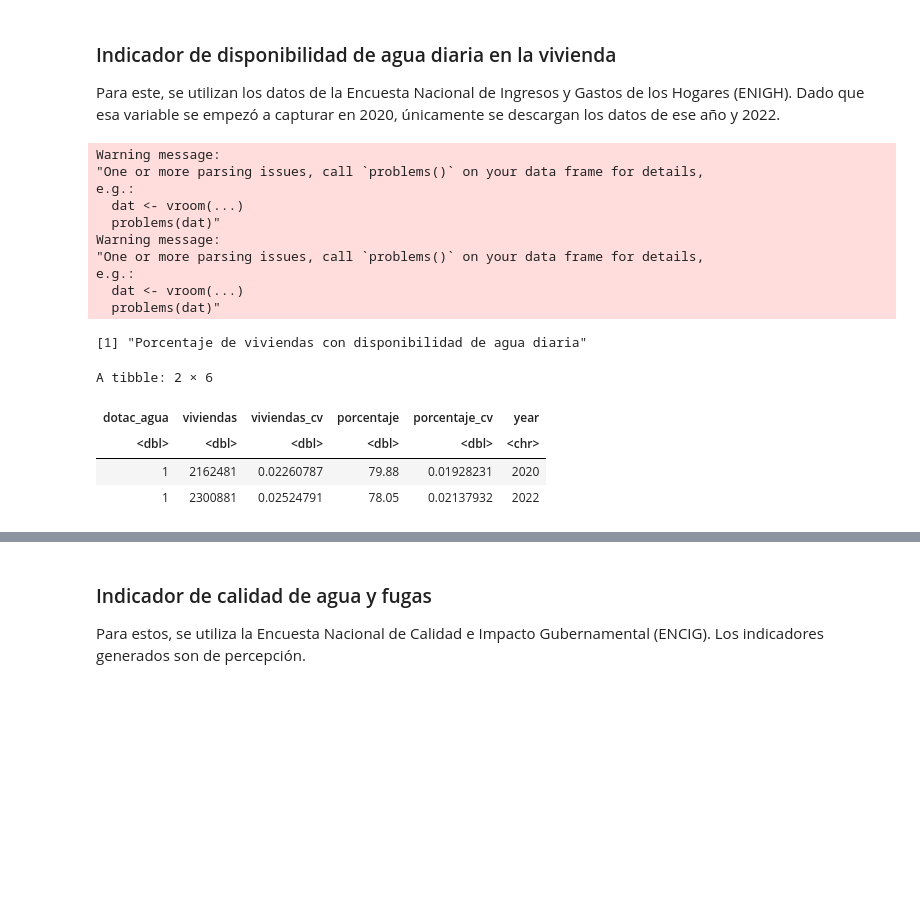
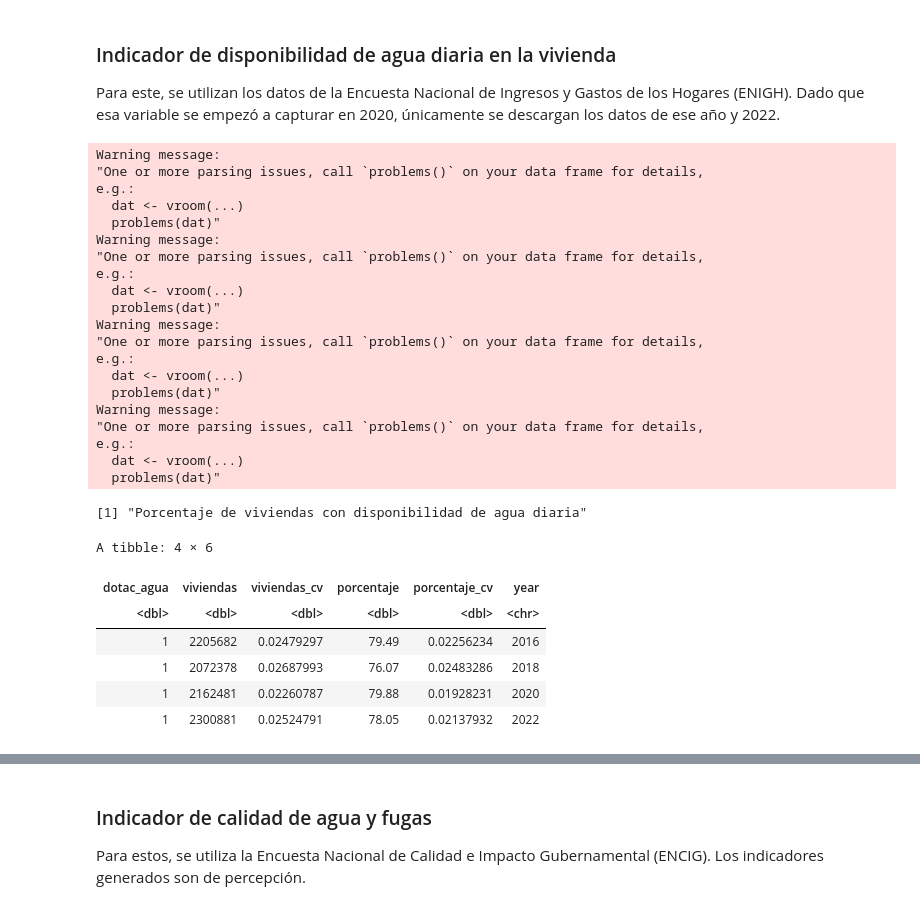
Before and after one commit to cpyp-ipdp/pgd_cdmx, a Jupyter notebook: indicadores/agua/indicadores_agua_pgd.ipynb, the cells around one changed output, grey strips where cells are left out. Saved outputs shown, nothing was run; the diff lists cells and outputs as text; code cells hidden in the pictures; blank space fills up the shorter version.

Commit message:
Indicador de agua dentro de la vivienda y proyecciones

```diff
--- a/indicadores/agua/indicadores_agua_pgd.ipynb
+++ b/indicadores/agua/indicadores_agua_pgd.ipynb
@@ -91,27 +109,39 @@ group_by(dotac_agua) %>%
   }
 # %%
 #Estimar indicador de disponibilidad diaria de agua
-tabla_disp_agua<-map_dfr(
+tabla_dotac_agua<-map_dfr(
   list.files("data", full.names = TRUE, pattern = "viviendas_.*.csv"),
   estimacion,
-  variable = "dispagua"
+  variable = "dotacagua"
 )
 print("Porcentaje de viviendas con disponibilidad de agua diaria")
-tabla_disp_agua
+tabla_dotac_agua
 # %% [output]
 Warning message:
 "One or more parsing issues, call `problems()` on your data frame for details,
 e.g.:
   dat <- vroom(...)
   problems(dat)"
 Warning message:
 "One or more parsing issues, call `problems()` on your data frame for details,
 e.g.:
   dat <- vroom(...)
   problems(dat)"
+Warning message:
+"One or more parsing issues, call `problems()` on your data frame for details,
+e.g.:
+  dat <- vroom(...)
+  problems(dat)"
+Warning message:
+"One or more parsing issues, call `problems()` on your data frame for details,
+e.g.:
+  dat <- vroom(...)
+  problems(dat)"
 [1] "Porcentaje de viviendas con disponibilidad de agua diaria"
-A tibble: 2 × 6
+A tibble: 4 × 6
 | dotac_agua | viviendas | viviendas_cv | porcentaje | porcentaje_cv | year |
 | <dbl> | <dbl> | <dbl> | <dbl> | <dbl> | <chr> |
+| 1 | 2205682 | 0.02479297 | 79.49 | 0.02256234 | 2016 |
+| 1 | 2072378 | 0.02687993 | 76.07 | 0.02483286 | 2018 |
 | 1 | 2162481 | 0.02260787 | 79.88 | 0.01928231 | 2020 |
 | 1 | 2300881 | 0.02524791 | 78.05 | 0.02137932 | 2022 |
```
Also changed, not shown: parts of 17 cells of this notebook.
